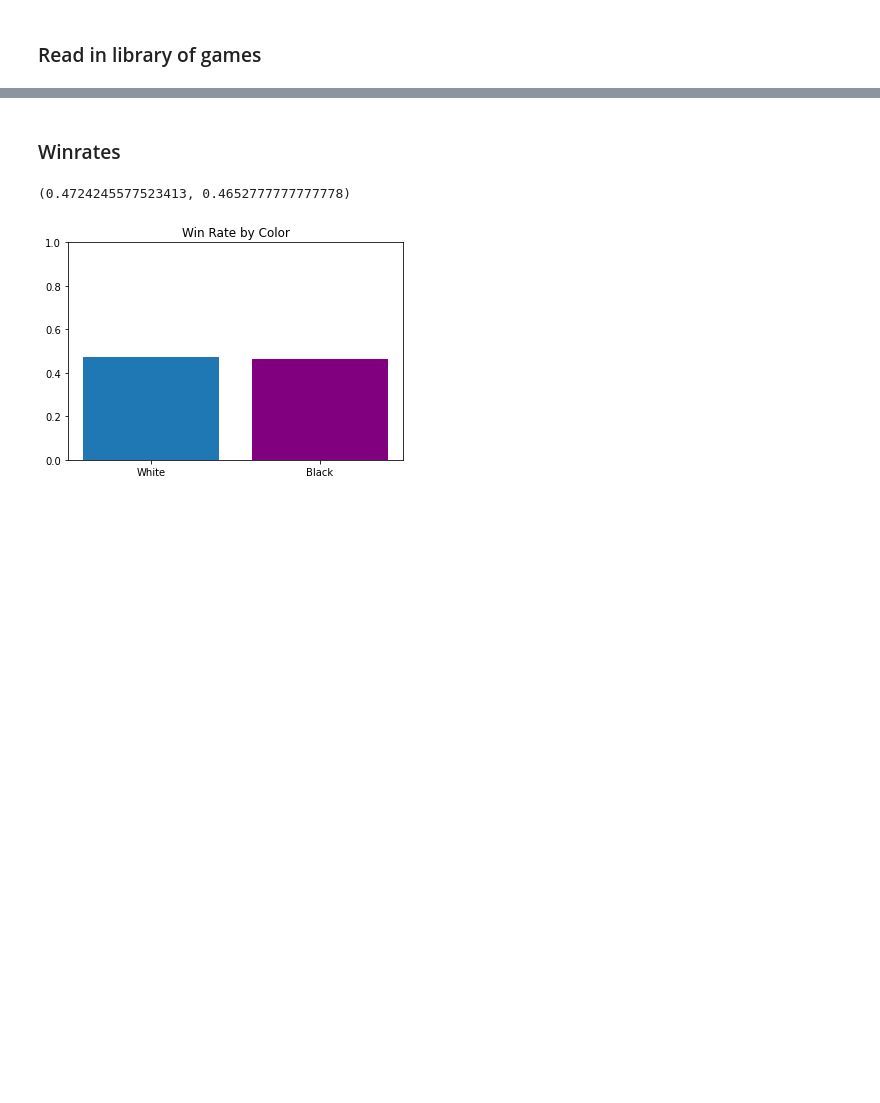
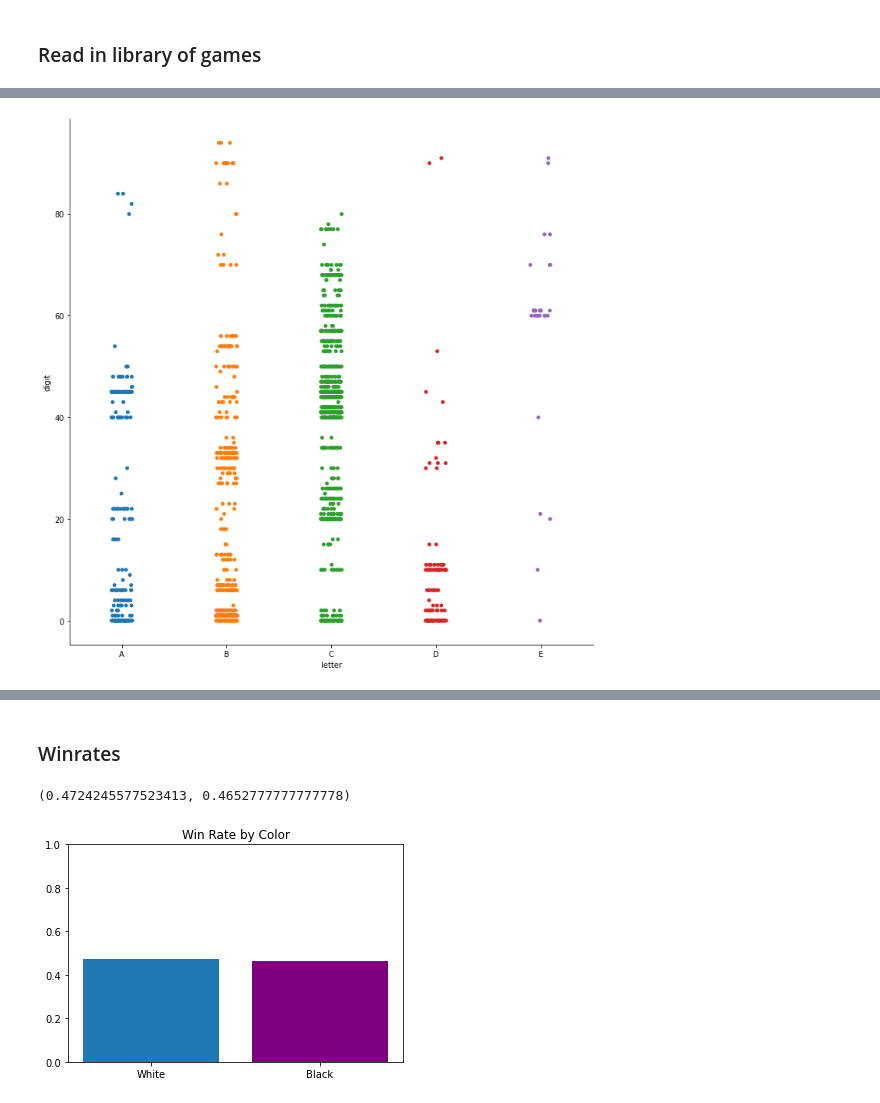
Before and after one commit to LucDoh/chess_analysis, a Jupyter notebook: notebooks/experiments_game_library.ipynb, the cells around one changed output, grey strips where cells are left out. Saved outputs shown, nothing was run; the diff lists cells and outputs as text; code cells hidden in the pictures; blank space fills up the shorter version.

Commit message:
2D histogram of ECO codes + experimenting with game similarity.

```diff
--- a/notebooks/experiments_game_library.ipynb
+++ b/notebooks/experiments_game_library.ipynb
@@ -24,0 +49,28 @@ library.df.tail(3)
+# %%
+import seaborn as sns
+# Given ranks, rows, weights
+def split_eco_codes(library):
+    """Gets the ranks, rows, weights from a library
+    e.g. ('A', 1, 5), ('A', 22, 2), ('B', 23, 7)."""
+    ecos = library.df.ECO.value_counts()
+    ecos, eco_counts = ecos.index, ecos.values
+    ranks  = [e[0] for e in ecos if not e[1:].isalpha()]
+    rows = [e[1:] for e in ecos if not e[1:].isalpha()]
+    weights =  [eco_counts[i] for i in range(len(ecos)) if not ecos[i].isalpha()]
+    return ranks, rows, weights
+
+def plot_eco_distributions(library):
+    """Given a library, plot the distribution of ECO codes."""
+    ranks, rows, weights = split_eco_codes(library)
+    weighted_data = []
+    for rank, row, weight in zip(ranks, rows, weights):
+        if not row.isalpha():
+            for i in range(weight):
+                weighted_data.append((rank,int(row), 1))
+
+    eco_df = pd.DataFrame(weighted_data, columns = ['letter', 'digit', 'weight'])
+    sns.catplot(x="letter", y="digit", data=eco_df, order=['A','B','C','D','E'], height=10, aspect=1)
+# %%
+plot_eco_distributions(library)
+# %% [output]
+[figure, added]
```
Also changed, not shown: parts of 68 cells of this notebook, 11 other files.
